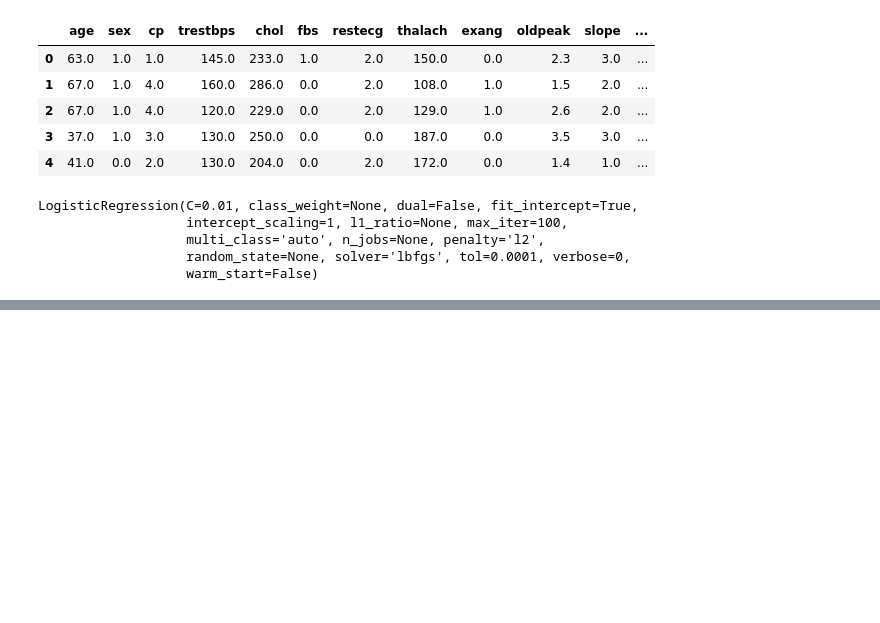
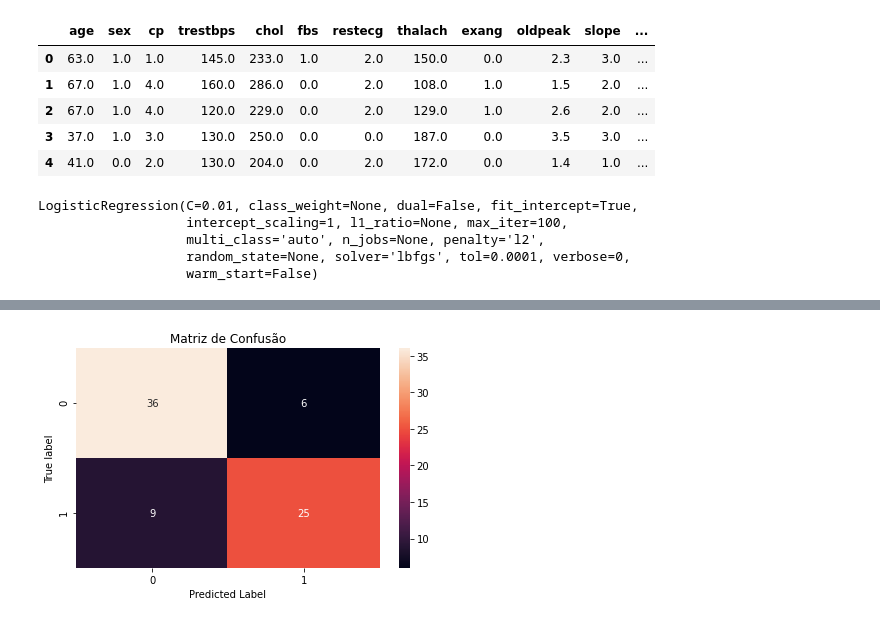
Before and after one commit to DAVIDKSOUSA/DATA-SCIENCE-NA-PR-TICA, a Jupyter notebook: MACHINE_LEARNING.ipynb, the cells around one changed output, grey strips where cells are left out. Drawn from its saved outputs; the diff is of its cells as text; code cells hidden in the pictures; blank space fills up the shorter version.

```diff
--- a/MACHINE_LEARNING.ipynb
+++ b/MACHINE_LEARNING.ipynb
@@ -329,0 +330,11 @@ weighted avg       0.84      0.83      0.83        76
+# %%
+fig, ax = plt.subplots()
+sns.heatmap(confusion_matrix(y_test, y_pred), annot=True)
+
+ax.set_title("Matriz de Confusão")
+ax.set_ylabel("True label")
+ax.set_xlabel("Predicted Label")
+
+plt.tight_layout()
+# %% [output]
+[figure, added]
```
Also changed, not shown: parts of 19 cells of this notebook.
